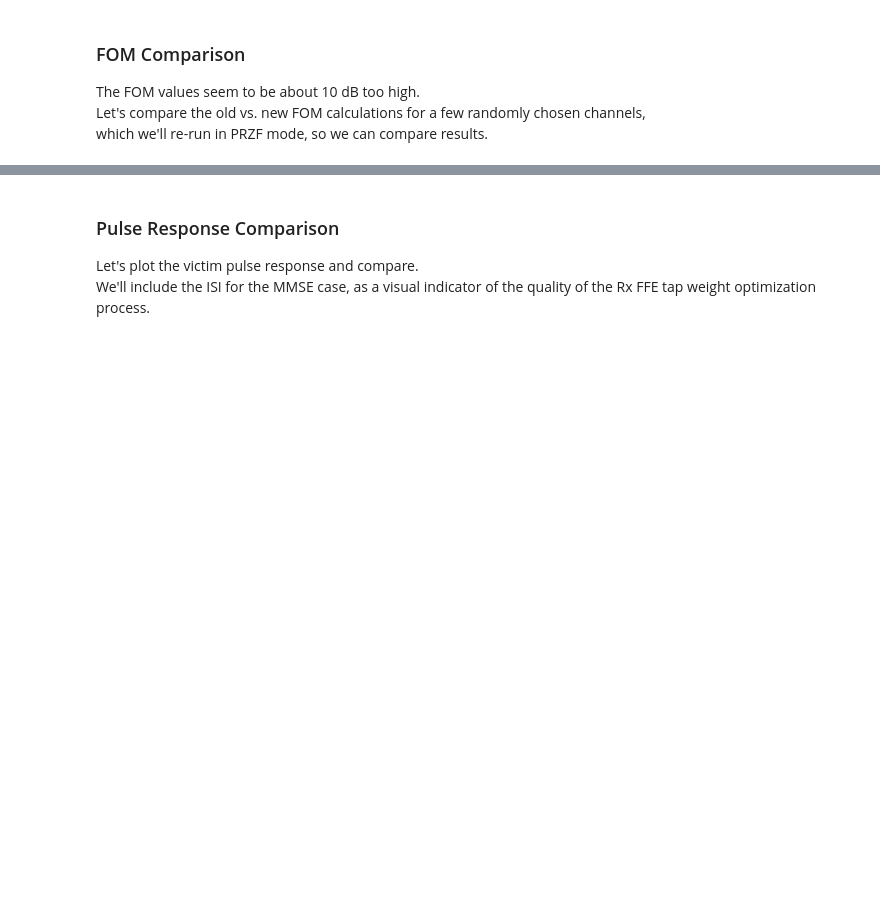
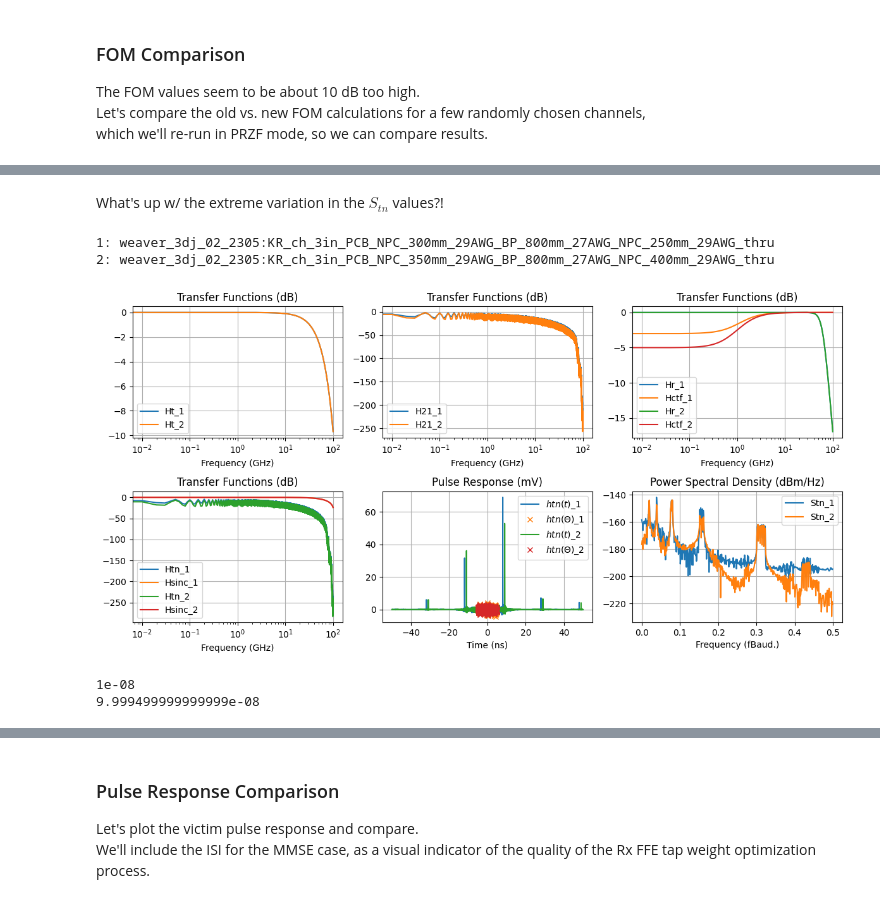
Before and after one commit to capn-freako/PyChOpMarg, a Jupyter notebook: PyChOpMarg_8023dj.ipynb, the cells around one changed output, grey strips where cells are left out. Saved outputs shown, nothing was run; the diff lists cells and outputs as text; code cells hidden in the pictures; blank space fills up the shorter version.

```diff
--- a/PyChOpMarg_8023dj.ipynb
+++ b/PyChOpMarg_8023dj.ipynb
@@ -489,0 +565,79 @@ mellitz_3dj_03_elec_230504
+# %% [markdown]
+What's up w/ the extreme variation in the $S_{tn}$ values?!
+# %%
+plt.figure(figsize=(12, 6))
+n = 1
+for grp in theCOMs.keys():
+    for lbl in theCOMs[grp].keys():
+        if n in [1, 2]:
+            print(f"{n}: {grp}:{lbl}")
+            com  = theCOMs[grp][lbl]
+            theNoiseCalc = com.theNoiseCalc
+            Tb = theNoiseCalc.Tb
+            nspui = theNoiseCalc.nspui
+            t = theNoiseCalc.t
+            f = theNoiseCalc.f
+            tf = theNoiseCalc.t_irfft
+            ts = t[::nspui]
+            Ht   = theNoiseCalc.Ht
+            H21  = theNoiseCalc.H21
+            Hr   = theNoiseCalc.Hr
+            Hctf = theNoiseCalc.Hctf
+            Htn  = Ht * H21 * Hr * Hctf
+            Hsinc = np.sinc(f * theNoiseCalc.Tb)
+            htn = irfft(Hsinc * Htn) * 2  # * f[-1] - Don't need `* df` when converting a transfer function to a pulse response.
+            htn_samp = theNoiseCalc.from_irfft(htn)
+            # Stn = 10**(-theNoiseCalc.snr_tx / 10) * abs(rfft(htn_samp) * Tb)**2 * Tb
+            Stn = 10**(-theNoiseCalc.snr_tx / 10) * abs(rfft(htn_samp))**2 * Tb
+            fnorm = np.linspace(0, 0.5, len(Stn))
+            plt.subplot(231)
+            plt.semilogx(theNoiseCalc.f / 1e9, mag_dB(Ht),   label=f"Ht_{n}")
+            plt.subplot(232)
+            plt.semilogx(theNoiseCalc.f / 1e9, mag_dB(H21),  label=f"H21_{n}")
+            plt.subplot(233)
+            plt.semilogx(theNoiseCalc.f / 1e9, mag_dB(Hr),   label=f"Hr_{n}")
+            plt.semilogx(theNoiseCalc.f / 1e9, mag_dB(Hctf), label=f"Hctf_{n}")
+            plt.subplot(234)
+            plt.semilogx(theNoiseCalc.f / 1e9, mag_dB(Htn),   label=f"Htn_{n}")
+            plt.semilogx(theNoiseCalc.f / 1e9, mag_dB(Hsinc), label=f"Hsinc_{n}")
+            plt.subplot(235)
+            plt.plot((tf - tf[len(tf) // 2]) * 1e9, fftshift(htn)      * 1e3, label=f"$htn(t)$_{n}")
+            plt.plot((ts - ts[len(ts) // 2]) * 1e9, fftshift(htn_samp) * 1e3, "x", label=f"$htn(\Theta)$_{n}")
+            plt.subplot(236)
+            plt.plot(fnorm, dBm_Hz(Stn), label=f"Stn_{n}")
+        n += 1
+
+for n in range(4):
+    plt.subplot(231 + n)
+    plt.tight_layout()
+    plt.title("Transfer Functions (dB)")
+    plt.xlabel("Frequency (GHz)")
+    plt.grid()
+    plt.legend()
+
+plt.subplot(235)
+plt.tight_layout()
+plt.title("Pulse Response (mV)")
+plt.xlabel("Time (ns)")
+# plt.axis(xmin=3, xmax=7)
+plt.grid()
+plt.legend()
+
+plt.subplot(236)
+plt.tight_layout()
+plt.title("Power Spectral Density (dBm/Hz)")
+plt.xlabel("Frequency (fBaud.)")
+plt.grid()
+plt.legend()
+
+plt.show()
+# %% [output]
+1: weaver_3dj_02_2305:KR_ch_3in_PCB_NPC_300mm_29AWG_BP_800mm_27AWG_NPC_250mm_29AWG_thru
+2: weaver_3dj_02_2305:KR_ch_3in_PCB_NPC_350mm_29AWG_BP_800mm_27AWG_NPC_400mm_29AWG_thru
+[figure, added]
+# %%
+print(t[-1])
+print(tf[-1])
+# %% [output]
+1e-08
+9.999499999999999e-08
```
Also changed, not shown: parts of 16 cells of this notebook, 3 other files.
